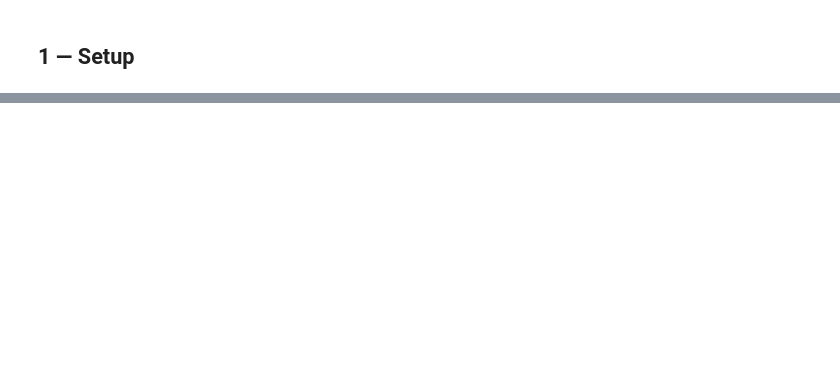
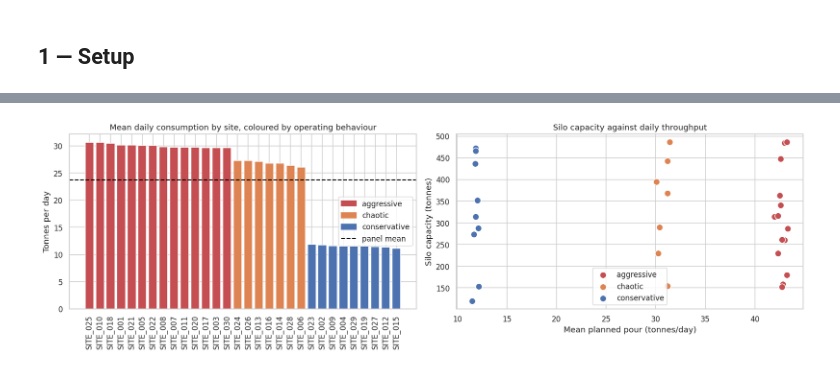
Before and after one commit to Olamideoo/MIG_Cement_Demand_Forecasting, a Jupyter notebook: NOTEBOOKS/02_EDA.ipynb, the cells around one changed output, grey strips where cells are left out. Drawn from its saved outputs; the diff is of its cells as text; code cells hidden in the pictures; blank space fills up the shorter version.

```diff
--- a/NOTEBOOKS/02_EDA.ipynb
+++ b/NOTEBOOKS/02_EDA.ipynb
@@ -1602,0 +367,16 @@ justification in this notebook.
+# %%
+sites = panel.groupby("site_id").agg(
+    region=("region", "first"),
+    behavior=("behavior", "first"),
+    silo_capacity=("silo_capacity", "first"),
+    mean_planned=("planned_pour_tonnes", "mean"),
+    mean_consumed=("consumed_tonnes", "mean"),
+    sd_consumed=("consumed_tonnes", "std"),
+    pct_constrained=("was_constrained", lambda s: 100 * s.mean()),
+    mean_utilisation=("silo_utilisation", lambda s: 100 * s.mean()),
+)
+sites["cv_consumed"] = (sites["sd_consumed"] / sites["mean_consumed"]).round(3)
+sites["fill_rate_pct"] = (100 * sites["mean_consumed"] / sites["mean_planned"]).round(1)
+sites["silo_cover_days"] = (sites["silo_capacity"] / sites["mean_planned"]).round(1)
+
+display(sites.sort_values("mean_consumed", ascending=False).round(2))
@@ -1602,0 +428,31 @@ justification in this notebook.
+# %%
+fig, axes = plt.subplots(1, 2, figsize=(16, 5))
+
+ordered = sites.sort_values("mean_consumed", ascending=False)
+axes[0].bar(ordered.index, ordered["mean_consumed"],
+            color=[BEHAVIOUR_COLOURS[b] for b in ordered["behavior"]])
+axes[0].axhline(panel["consumed_tonnes"].mean(), color="black", linestyle="--",
+                label="panel mean")
+axes[0].set_title("Mean daily consumption by site, coloured by operating behaviour")
+axes[0].set_ylabel("Tonnes per day")
+axes[0].tick_params(axis="x", rotation=90)
+axes[0].legend(
+    [plt.Rectangle((0, 0), 1, 1, color=BEHAVIOUR_COLOURS[b]) for b in BEHAVIOUR_ORDER]
+    + [plt.Line2D([0], [0], color="black", linestyle="--")],
+    BEHAVIOUR_ORDER + ["panel mean"],
+)
+
+for b in BEHAVIOUR_ORDER:
+    sub = sites[sites["behavior"] == b]
+    axes[1].scatter(sub["mean_planned"], sub["silo_capacity"], s=90,
+                    color=BEHAVIOUR_COLOURS[b], label=b, edgecolor="white")
+axes[1].set_xlabel("Mean planned pour (tonnes/day)")
+axes[1].set_ylabel("Silo capacity (tonnes)")
+axes[1].set_title("Silo capacity against daily throughput")
+axes[1].legend()
+
+plt.tight_layout()
+save_fig("site_cross_section")
+plt.show()
+# %% [output]
+[figure, added]
```
Also changed, not shown: parts of 140 cells of this notebook, 23 other files.
